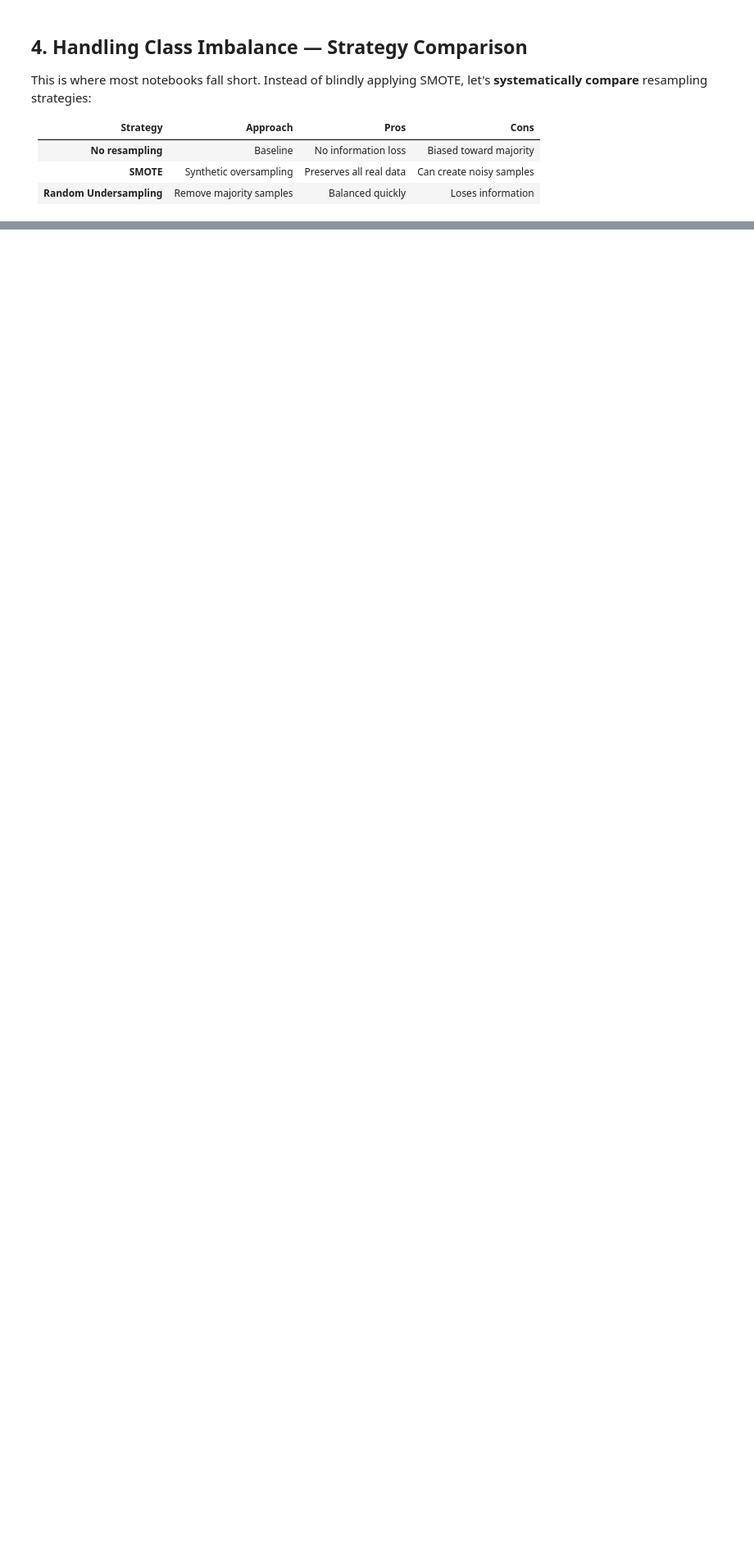
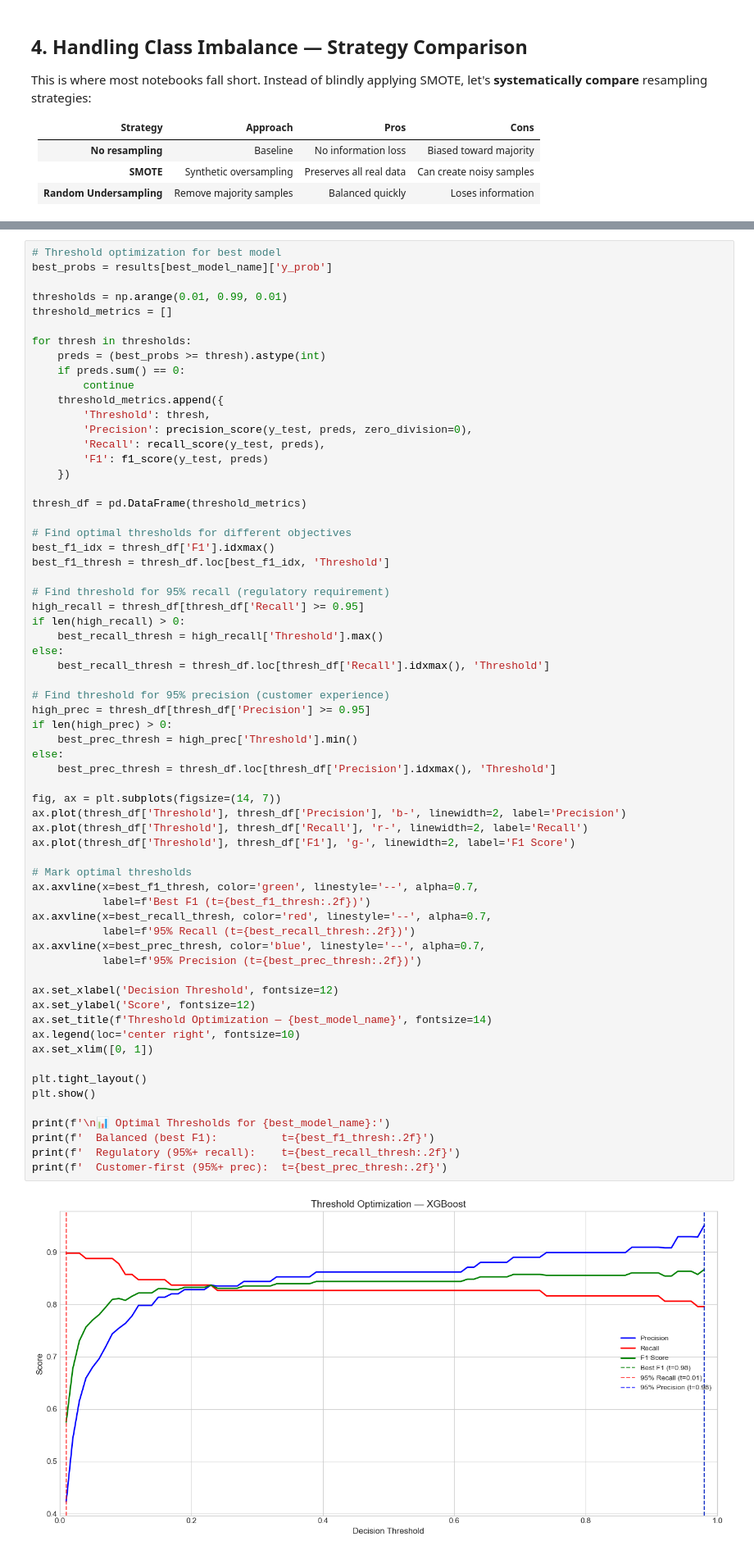
Before and after one commit to rushibankar3/Credit-card-fraud-detection-, a Jupyter notebook: credit-card-fraud-detection.ipynb, the cells around one changed output, grey strips where cells are left out. Shown at 82% size. Drawn from its saved outputs; the diff is of its cells as text; blank space fills up the shorter version.

```diff
--- a/credit-card-fraud-detection.ipynb
+++ b/credit-card-fraud-detection.ipynb
@@ -395,0 +542,66 @@ plt.show()
+# %%
+# Threshold optimization for best model
+best_probs = results[best_model_name]['y_prob']
+
+thresholds = np.arange(0.01, 0.99, 0.01)
+threshold_metrics = []
+
+for thresh in thresholds:
+    preds = (best_probs >= thresh).astype(int)
+    if preds.sum() == 0:
+        continue
+    threshold_metrics.append({
+        'Threshold': thresh,
+        'Precision': precision_score(y_test, preds, zero_division=0),
+        'Recall': recall_score(y_test, preds),
+        'F1': f1_score(y_test, preds)
+    })
+
+thresh_df = pd.DataFrame(threshold_metrics)
+
+# Find optimal thresholds for different objectives
+best_f1_idx = thresh_df['F1'].idxmax()
+best_f1_thresh = thresh_df.loc[best_f1_idx, 'Threshold']
+
+# Find threshold for 95% recall (regulatory requirement)
+high_recall = thresh_df[thresh_df['Recall'] >= 0.95]
+if len(high_recall) > 0:
+    best_recall_thresh = high_recall['Threshold'].max()
+else:
+    best_recall_thresh = thresh_df.loc[thresh_df['Recall'].idxmax(), 'Threshold']
+
+# Find threshold for 95% precision (customer experience)
+high_prec = thresh_df[thresh_df['Precision'] >= 0.95]
+if len(high_prec) > 0:
+    best_prec_thresh = high_prec['Threshold'].min()
+else:
+    best_prec_thresh = thresh_df.loc[thresh_df['Precision'].idxmax(), 'Threshold']
+
+fig, ax = plt.subplots(figsize=(14, 7))
+ax.plot(thresh_df['Threshold'], thresh_df['Precision'], 'b-', linewidth=2, label='Precision')
+ax.plot(thresh_df['Threshold'], thresh_df['Recall'], 'r-', linewidth=2, label='Recall')
+ax.plot(thresh_df['Threshold'], thresh_df['F1'], 'g-', linewidth=2, label='F1 Score')
+
+# Mark optimal thresholds
+ax.axvline(x=best_f1_thresh, color='green', linestyle='--', alpha=0.7,
+           label=f'Best F1 (t={best_f1_thresh:.2f})')
+ax.axvline(x=best_recall_thresh, color='red', linestyle='--', alpha=0.7,
+           label=f'95% Recall (t={best_recall_thresh:.2f})')
+ax.axvline(x=best_prec_thresh, color='blue', linestyle='--', alpha=0.7,
+           label=f'95% Precision (t={best_prec_thresh:.2f})')
+
+ax.set_xlabel('Decision Threshold', fontsize=12)
+ax.set_ylabel('Score', fontsize=12)
+ax.set_title(f'Threshold Optimization — {best_model_name}', fontsize=14)
+ax.legend(loc='center right', fontsize=10)
+ax.set_xlim([0, 1])
+
+plt.tight_layout()
+plt.show()
+
+print(f'\n📊 Optimal Thresholds for {best_model_name}:')
+print(f'  Balanced (best F1):          t={best_f1_thresh:.2f}')
+print(f'  Regulatory (95%+ recall):    t={best_recall_thresh:.2f}')
+print(f'  Customer-first (95%+ prec):  t={best_prec_thresh:.2f}')
+# %% [output]
+[figure, added]
```
Also changed, not shown: parts of 11 cells of this notebook.
